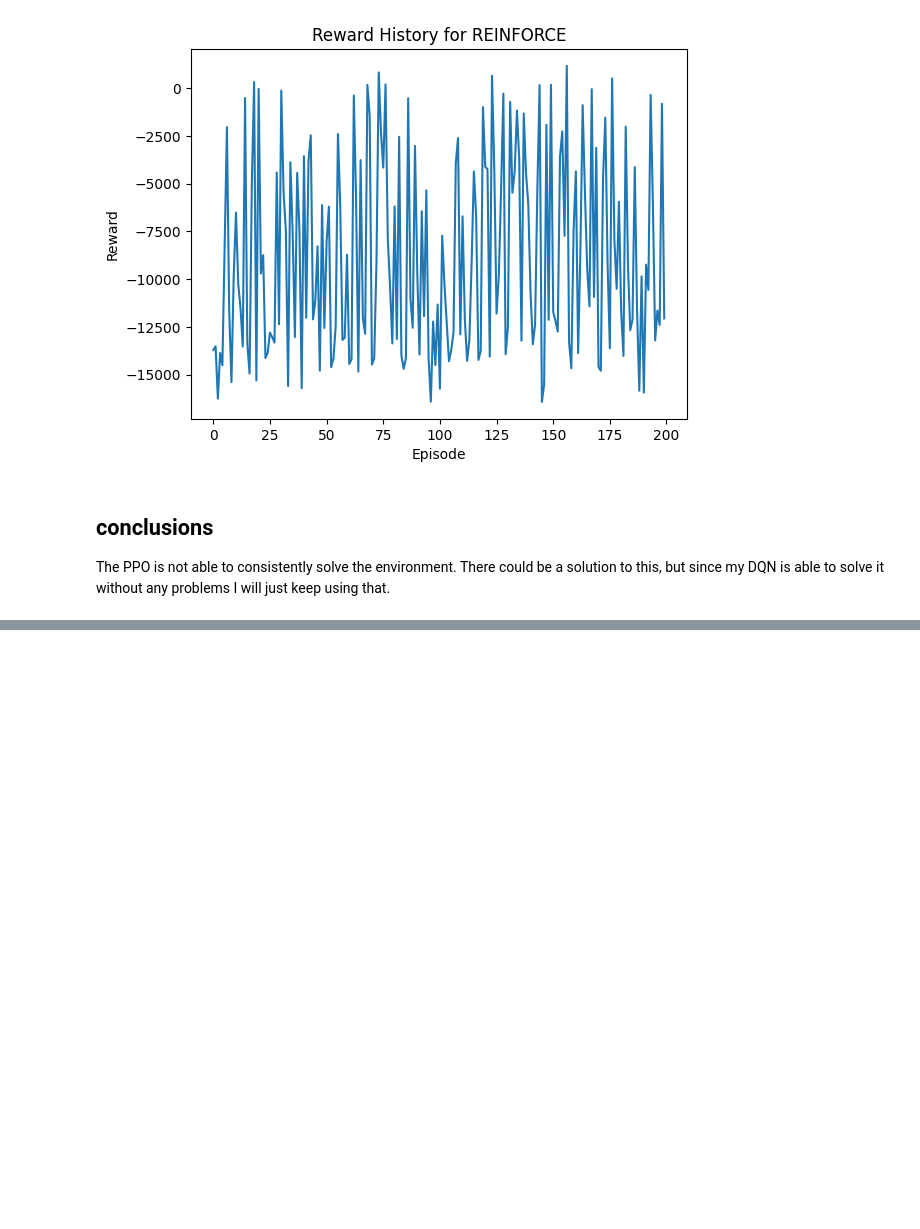
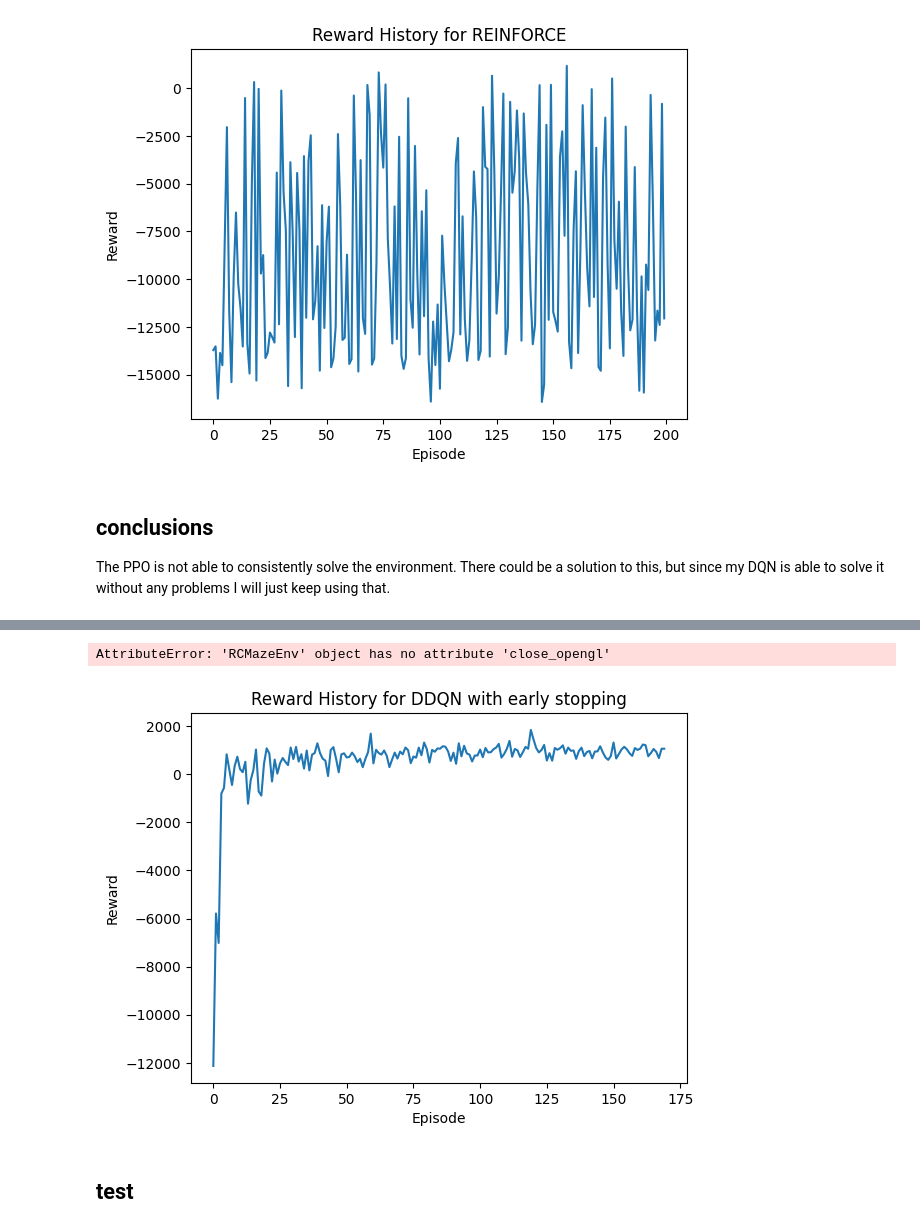
Before and after one commit to driessenslucas/researchproject, a Jupyter notebook: ResearchProject.ipynb, the cells around one changed output, grey strips where cells are left out. Cells and saved outputs as stored; diff of their text form; code cells hidden in the pictures; blank space fills up the shorter version.

```diff
--- a/ResearchProject.ipynb
+++ b/ResearchProject.ipynb
@@ -2012,7 +1995,7 @@ test_agent = DQAgent(replayCapacity=REPLAY_MEMORY_CAPACITY, input_shape=state.sh
 
 
 from keras.models import load_model
-test_agent.policy_model = load_model('./models/D-DQN_RCmaze.h5')
+test_agent.policy_model = load_model('./models/D-DQN_RCmaze_v3.h5')
 
 
 done = False
@@ -2323,7 +2306,7 @@ from tensorflow.keras.callbacks import EarlyStopping
 from tensorflow.keras.optimizers.schedules import ExponentialDecay
 
 class REINFORCE:
-    def __init__(self, env, input_shape, alpha=1e-4, gamma=0.99, learning_rate=0.001, batch_size=5, epsilon=0.99, epsilon_decay=0.993, epsilon_min=0.01):
+    def __init__(self, env, input_shape, alpha=1e-4, gamma=0.99, learning_rate=0.001, batch_size=64, epsilon=0.99, epsilon_decay=0.993, epsilon_min=0.01):
         self.env = env
         self.state_shape = input_shape
         self.action_shape = len(env.possible_actions)
@@ -2533,0 +3001,15 @@ The PPO is not able to consistently solve the environment. There could be a solu
+# %%
+env.close_opengl()
+env.close()
+# %% [output]
+AttributeError: 'RCMazeEnv' object has no attribute 'close_opengl'
+# %%
+#plot reward history
+import matplotlib.pyplot as plt
+plt.plot(reward_history)
+plt.xlabel('Episode')
+plt.ylabel('Reward')
+plt.title('Reward History for DDQN with early stopping')
+plt.show()
+# %% [output]
+[figure, added]
@@ -2533,0 +3019,2 @@ The PPO is not able to consistently solve the environment. There could be a solu
+# %% [markdown]
+## test
```
Also changed, not shown: parts of 24 cells of this notebook, 8 other files.
